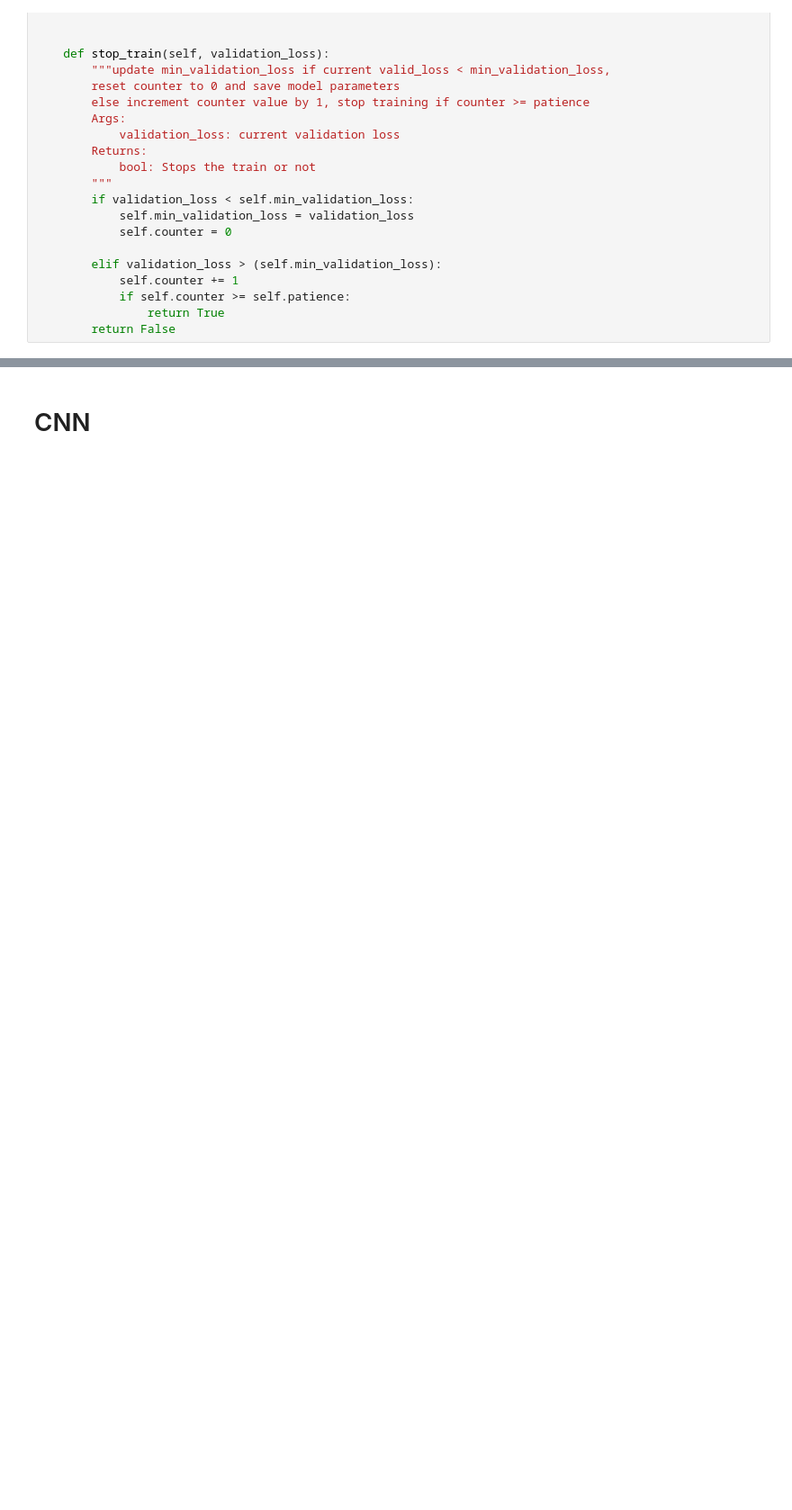
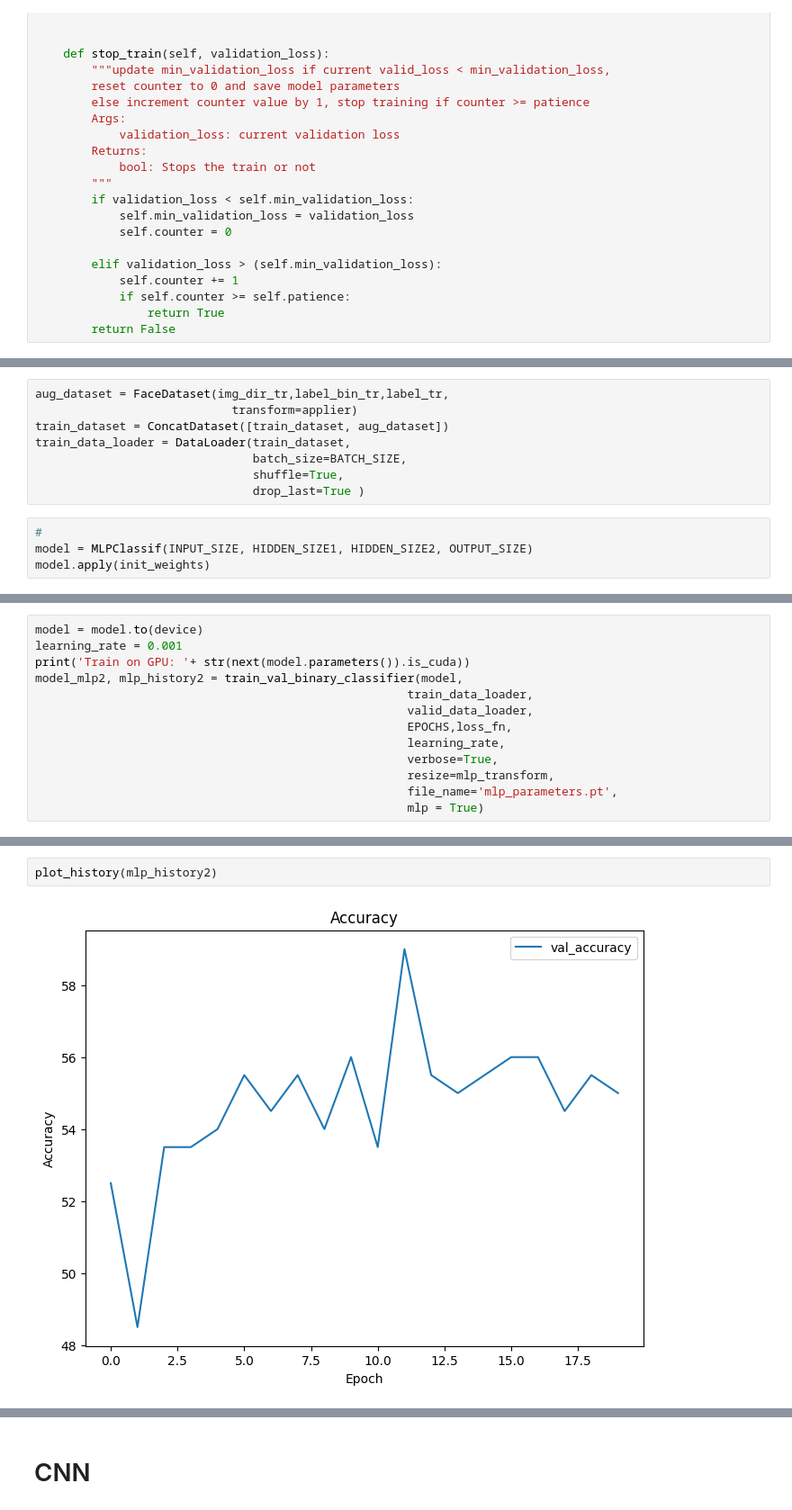
Before and after one commit to MNIKIEMA/Real-and-Fake-Face-Detection, a Jupyter notebook: Final_notebook.ipynb, the cells around one changed output, grey strips where cells are left out. Shown: that part at 90% size. Drawn from its saved outputs; the diff is of its cells as text; blank space fills up the shorter version.

```diff
--- a/Final_notebook.ipynb
+++ b/Final_notebook.ipynb
@@ -506,0 +523,12 @@ print("Accuracy: "+ str(eval_binary_classifier(model_mlp, test_data_loader, loss
+# %%
+aug_dataset = FaceDataset(img_dir_tr,label_bin_tr,label_tr,
+                            transform=applier)
+train_dataset = ConcatDataset([train_dataset, aug_dataset])
+train_data_loader = DataLoader(train_dataset,
+                               batch_size=BATCH_SIZE,
+                               shuffle=True,
+                               drop_last=True )
+# %%
+#
+model = MLPClassif(INPUT_SIZE, HIDDEN_SIZE1, HIDDEN_SIZE2, OUTPUT_SIZE)
+model.apply(init_weights)
@@ -506,0 +548,13 @@ print("Accuracy: "+ str(eval_binary_classifier(model_mlp, test_data_loader, loss
+# %%
+model = model.to(device)
+learning_rate = 0.001
+print('Train on GPU: '+ str(next(model.parameters()).is_cuda))
+model_mlp2, mlp_history2 = train_val_binary_classifier(model,
+                                                     train_data_loader,
+                                                     valid_data_loader,
+                                                     EPOCHS,loss_fn,
+                                                     learning_rate,
+                                                     verbose=True,
+                                                     resize=mlp_transform,
+                                                     file_name='mlp_parameters.pt',
+                                                     mlp = True)
@@ -506,0 +579,4 @@ print("Accuracy: "+ str(eval_binary_classifier(model_mlp, test_data_loader, loss
+# %%
+plot_history(mlp_history2)
+# %% [output]
+[figure, added]
```
Also changed, not shown: parts of 29 cells of this notebook, 1 other file.
